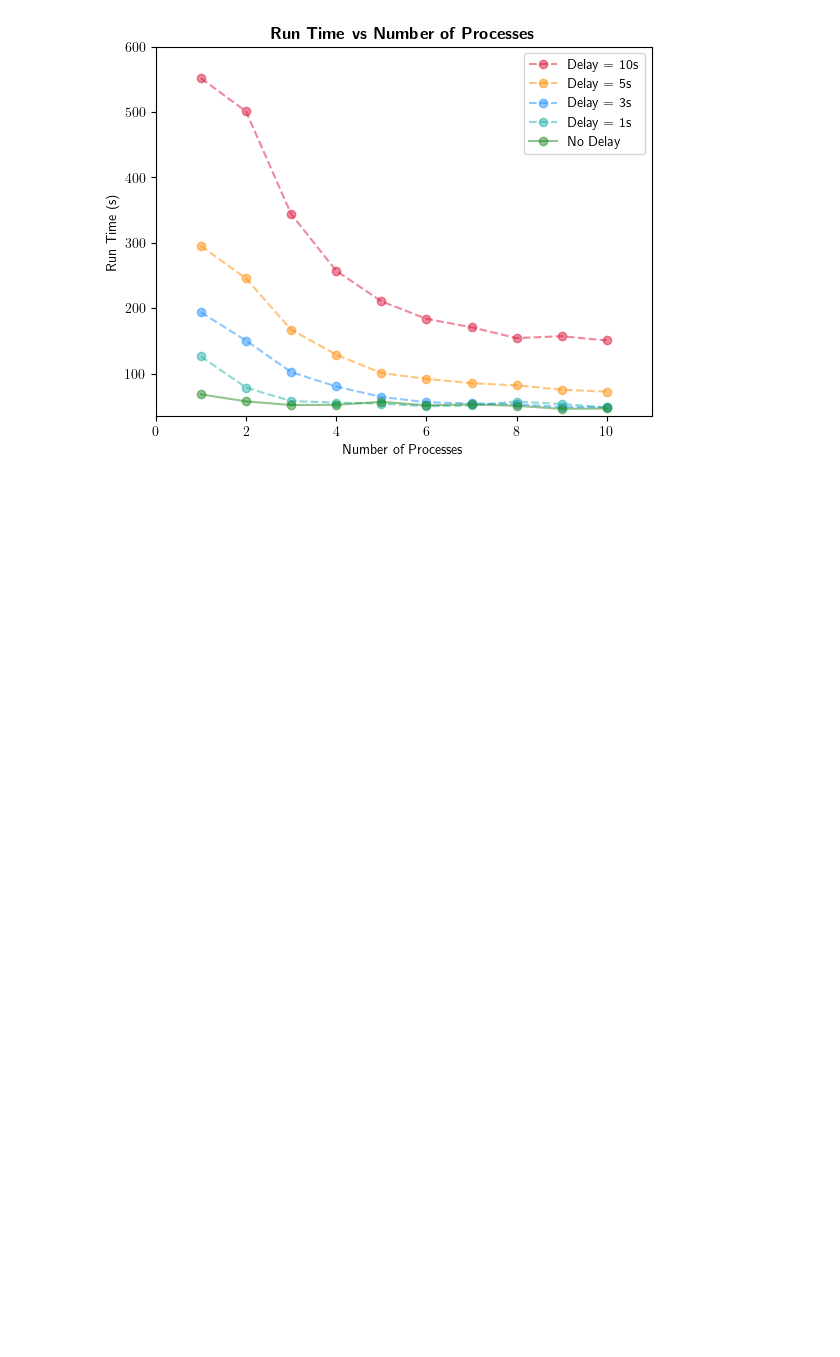
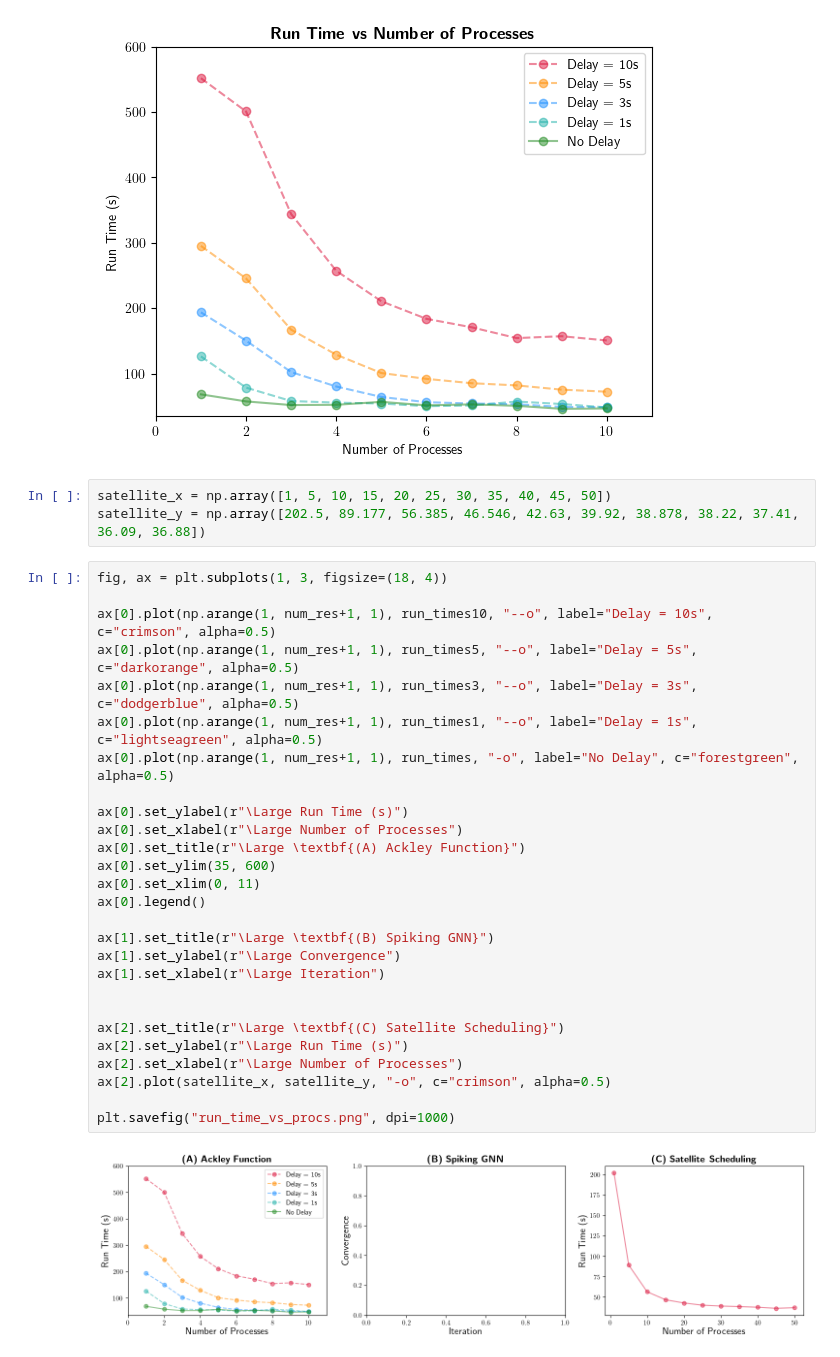
Before and after one commit to Parsa-Research-Laboratory/lmao, a Jupyter notebook: notebooks/visualize_results.ipynb, the cells around one changed output. Drawn from its saved outputs; the diff is of its cells as text; blank space fills up the shorter version.

```diff
--- a/notebooks/visualize_results.ipynb
+++ b/notebooks/visualize_results.ipynb
@@ -145,3 +145,35 @@ plt.legend()
 plt.savefig("run_time_vs_procs.png", dpi=500)
 # %% [output]
 [figure]
+# %%
+satellite_x = np.array([1, 5, 10, 15, 20, 25, 30, 35, 40, 45, 50])
+satellite_y = np.array([202.5, 89.177, 56.385, 46.546, 42.63, 39.92, 38.878, 38.22, 37.41, 36.09, 36.88])
+# %%
+fig, ax = plt.subplots(1, 3, figsize=(18, 4))
+
+ax[0].plot(np.arange(1, num_res+1, 1), run_times10, "--o", label="Delay = 10s", c="crimson", alpha=0.5)
+ax[0].plot(np.arange(1, num_res+1, 1), run_times5, "--o", label="Delay = 5s", c="darkorange", alpha=0.5)
+ax[0].plot(np.arange(1, num_res+1, 1), run_times3, "--o", label="Delay = 3s", c="dodgerblue", alpha=0.5)
+ax[0].plot(np.arange(1, num_res+1, 1), run_times1, "--o", label="Delay = 1s", c="lightseagreen", alpha=0.5)
+ax[0].plot(np.arange(1, num_res+1, 1), run_times, "-o", label="No Delay", c="forestgreen", alpha=0.5)
+
+ax[0].set_ylabel(r"\Large Run Time (s)")
+ax[0].set_xlabel(r"\Large Number of Processes")
+ax[0].set_title(r"\Large \textbf{(A) Ackley Function}")
+ax[0].set_ylim(35, 600)
+ax[0].set_xlim(0, 11)
+ax[0].legend()
+
+ax[1].set_title(r"\Large \textbf{(B) Spiking GNN}")
+ax[1].set_ylabel(r"\Large Convergence")
+ax[1].set_xlabel(r"\Large Iteration")
+
+
+ax[2].set_title(r"\Large \textbf{(C) Satellite Scheduling}")
+ax[2].set_ylabel(r"\Large Run Time (s)")
+ax[2].set_xlabel(r"\Large Number of Processes")
+ax[2].plot(satellite_x, satellite_y, "-o", c="crimson", alpha=0.5)
+
+plt.savefig("run_time_vs_procs.png", dpi=1000)
+# %% [output]
+[figure, added]
```
Also changed, not shown: 38 other files.
